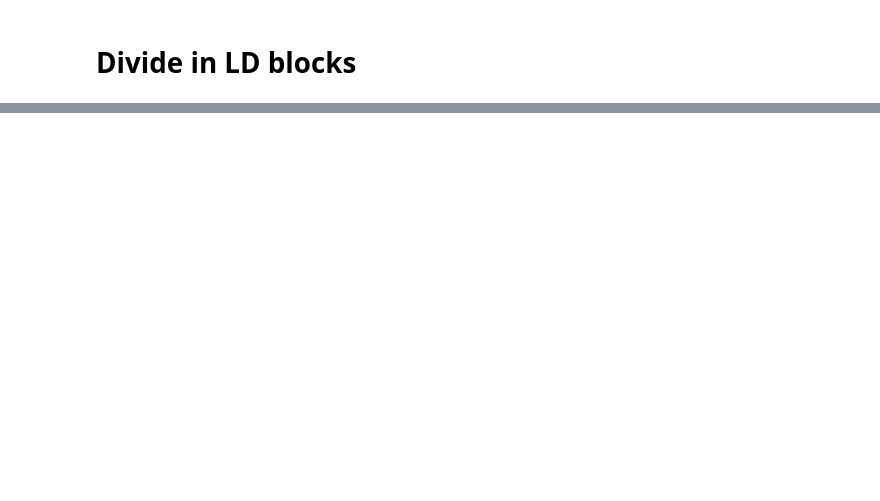
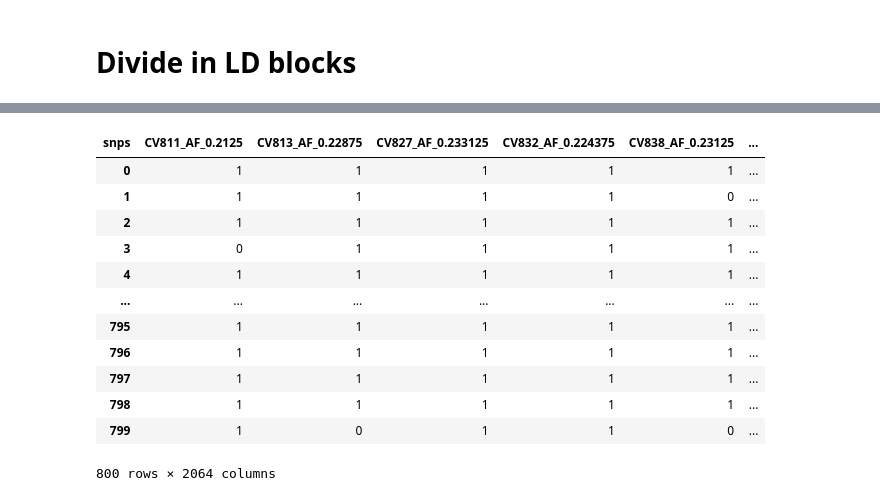
Before and after one commit to mat2m10/abyss_simulation, a Jupyter notebook: 06 Create LD blocks.ipynb, the cells around one changed output, grey strips where cells are left out. Drawn from its saved outputs; the diff is of its cells as text; code cells hidden in the pictures; blank space fills up the shorter version.

```diff
--- a/06 Create LD blocks.ipynb
+++ b/06 Create LD blocks.ipynb
@@ -240,0 +232,16 @@ nr_snps
+# %%
+db_major
+# %% [output]
+| snps | CV811_AF_0.2125 | CV813_AF_0.22875 | CV827_AF_0.233125 | CV832_AF_0.224375 | CV838_AF_0.23125 | ... |
+| 0 | 1 | 1 | 1 | 1 | 1 | ... |
+| 1 | 1 | 1 | 1 | 1 | 0 | ... |
+| 2 | 1 | 1 | 1 | 1 | 1 | ... |
+| 3 | 0 | 1 | 1 | 1 | 1 | ... |
+| 4 | 1 | 1 | 1 | 1 | 1 | ... |
+| ... | ... | ... | ... | ... | ... | ... |
+| 795 | 1 | 1 | 1 | 1 | 1 | ... |
+| 796 | 1 | 1 | 1 | 1 | 1 | ... |
+| 797 | 1 | 1 | 1 | 1 | 1 | ... |
+| 798 | 1 | 1 | 1 | 1 | 1 | ... |
+| 799 | 1 | 0 | 1 | 1 | 0 | ... |
+800 rows × 2064 columns
```
Also changed, not shown: parts of 5 cells of this notebook, 5 other files.
